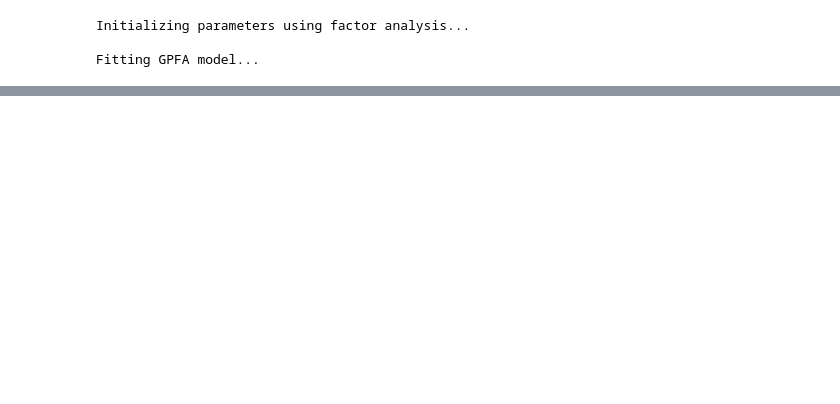
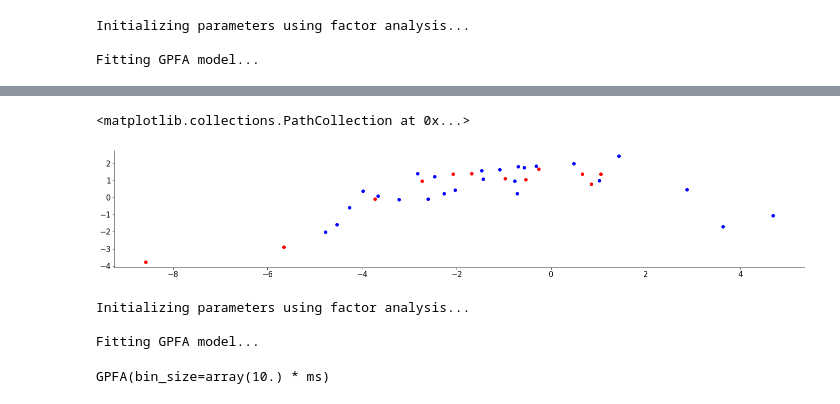
Before and after one commit to Enormous-Ferrets/steinmetz-analysis, a Jupyter notebook: himanshu/GPFA_visulation.ipynb, the cells around one changed output, grey strips where cells are left out. Drawn from its saved outputs; the diff is of its cells as text; code cells hidden in the pictures; blank space fills up the shorter version.

```diff
--- a/himanshu/GPFA_visulation.ipynb
+++ b/himanshu/GPFA_visulation.ipynb
@@ -94,0 +125,25 @@ print(spike_trains[0][1])
+# %%
+single_trial_trajectory = trajectories_left[0]
+plt.scatter(single_trial_trajectory[0], single_trial_trajectory[1], c='blue')
+
+single_trial_trajectory = trajectories_right[0]
+plt.scatter(single_trial_trajectory[0,0:12], single_trial_trajectory[1,0:12], c='red')
+#print(single_trial_trajectory )
+# %% [output]
+<matplotlib.collections.PathCollection at 0x...>
+[figure, added]
+# %%
+from elephant.gpfa import GPFA
+
+
+# specify fitting parameters
+bin_size = 10.0*pq.ms
+latent_dimensionality = 3
+gpfa_3dim = GPFA(bin_size=bin_size, x_dim=latent_dimensionality)
+
+gpfa_3dim.fit(spike_trains)
+# %% [output]
+Initializing parameters using factor analysis...
+
+Fitting GPFA model...
+GPFA(bin_size=array(10.) * ms)
```
Also changed, not shown: parts of 14 cells of this notebook.
